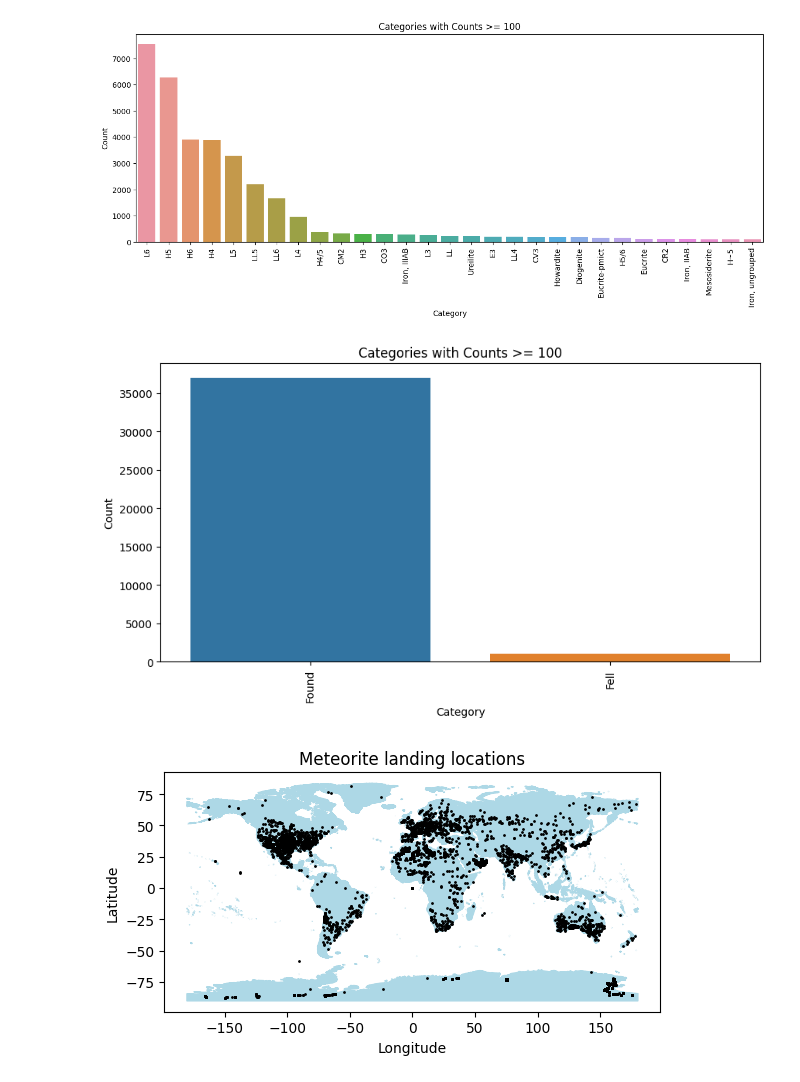
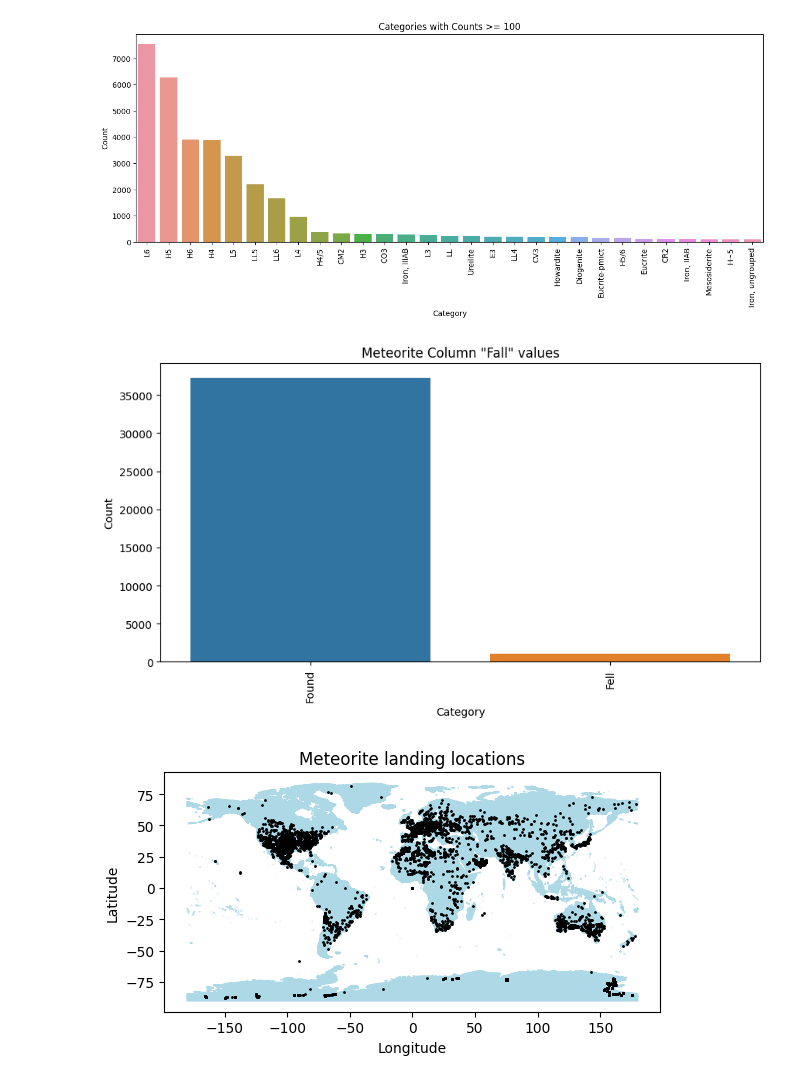
Before and after one commit to IevaF/SGT_Bootcamp_final_task, a Jupyter notebook: Nasa_data_COMBINED.ipynb, the cells around one changed output. Drawn from its saved outputs; the diff is of its cells as text; code cells hidden in the pictures.

```diff
--- a/Nasa_data_COMBINED.ipynb
+++ b/Nasa_data_COMBINED.ipynb
@@ -721,17 +695,17 @@ plt.show()
 # %%
 # Basically they are either found (found) or not found (fell)
 
 filtered_catss = meteor['fall'].value_counts()
 
 fig, ax = plt.subplots(figsize=(10, 5))
 sns.barplot(x=filtered_catss.index, y=filtered_catss.values)
-plt.title('Fall categories')
+plt.title('Meteorite Column "Fall" values')
 plt.xlabel('Category')
 plt.xticks(rotation=90)
 plt.ylabel('Count')
 plt.show()
 # %% [output]
-[figure, old version]
+[figure, new version]
 # %%
 df_geo = gpd.GeoDataFrame(meteor, geometry = gpd.points_from_xy(meteor.reclong, meteor.reclat))
 # %%
```
Also changed, not shown: parts of 20 cells of this notebook.
